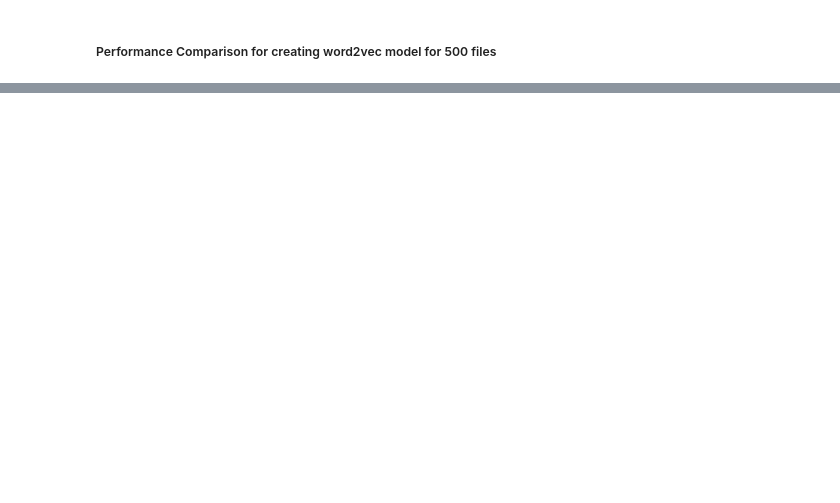
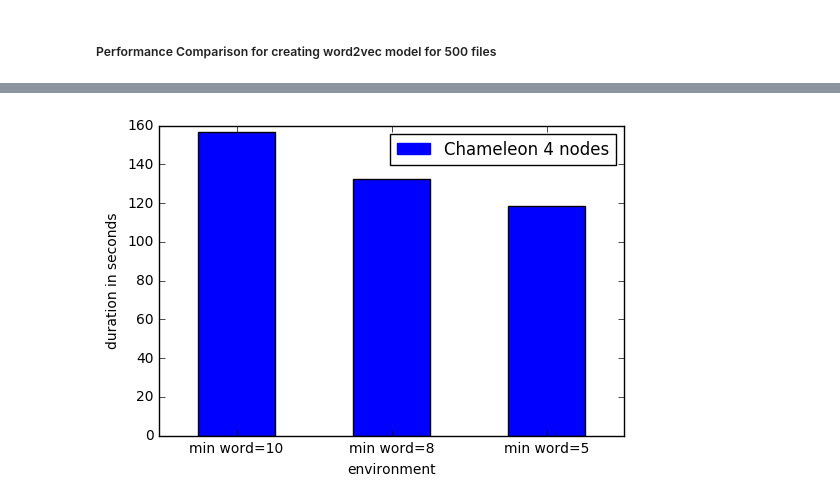
Before and after one commit to cloudmesh-project/cloudmesh.word2vec, a Jupyter notebook: benchmark/perf_comparison.ipynb, the cells around one changed output, grey strips where cells are left out. Saved outputs shown, nothing was run; the diff lists cells and outputs as text; code cells hidden in the pictures; blank space fills up the shorter version.

```diff
--- a/benchmark/perf_comparison.ipynb
+++ b/benchmark/perf_comparison.ipynb
@@ -35,0 +36,32 @@ compare_app_csv("chameleon_4_nodes_1000/min_word_count5/app.csv", "chameleon_4_n
+# %%
+dflist = []
+df = pd.read_csv("chameleon_4_nodes_1000/min_word_count10/app.csv", index_col=None, header=0)
+df['environment'] = "min word=10"
+dflist.append(df)
+
+df = pd.read_csv("chameleon_4_nodes_1000/min_word_count8/app.csv", index_col=None, header=0)
+df['environment'] = "min word=8"
+dflist.append(df)
+
+df = pd.read_csv("chameleon_4_nodes_1000/min_word_count5/app.csv", index_col=None, header=0)
+df['environment'] = "min word=5"
+dflist.append(df)
+
+
+df = pd.concat(dflist)
+df['startTime'] = pd.to_datetime(df['startTime'])
+df['endTime'] = pd.to_datetime(df['endTime'])
+df["duration_in_seconds"] = df["endTime"] - df["startTime"]
+df["duration_in_seconds"] = df['duration_in_seconds'] / np.timedelta64(1, 's')
+p = df.plot.bar(x='environment', y='duration_in_seconds', rot=360);
+p.set_ylabel("duration in seconds")
+
+p.legend_.remove()
+blue_patch = mpatches.Patch(color='b', label='Chameleon 4 nodes')
+p.legend(handles=[blue_patch])
+
+
+fig = p.get_figure()
+fig.savefig("compare1000files")
+# %% [output]
+[figure, added]
```
Also changed, not shown: parts of 3 cells of this notebook, 2 other files.
